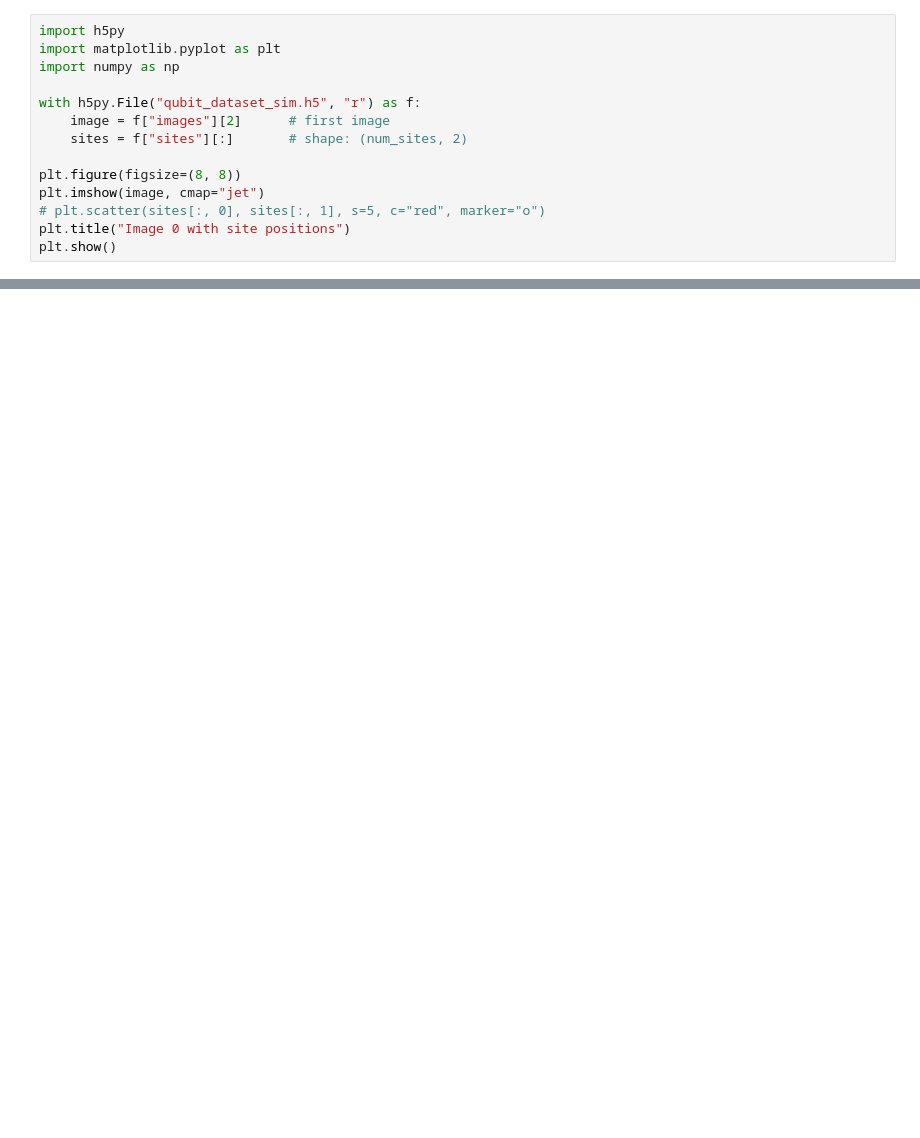
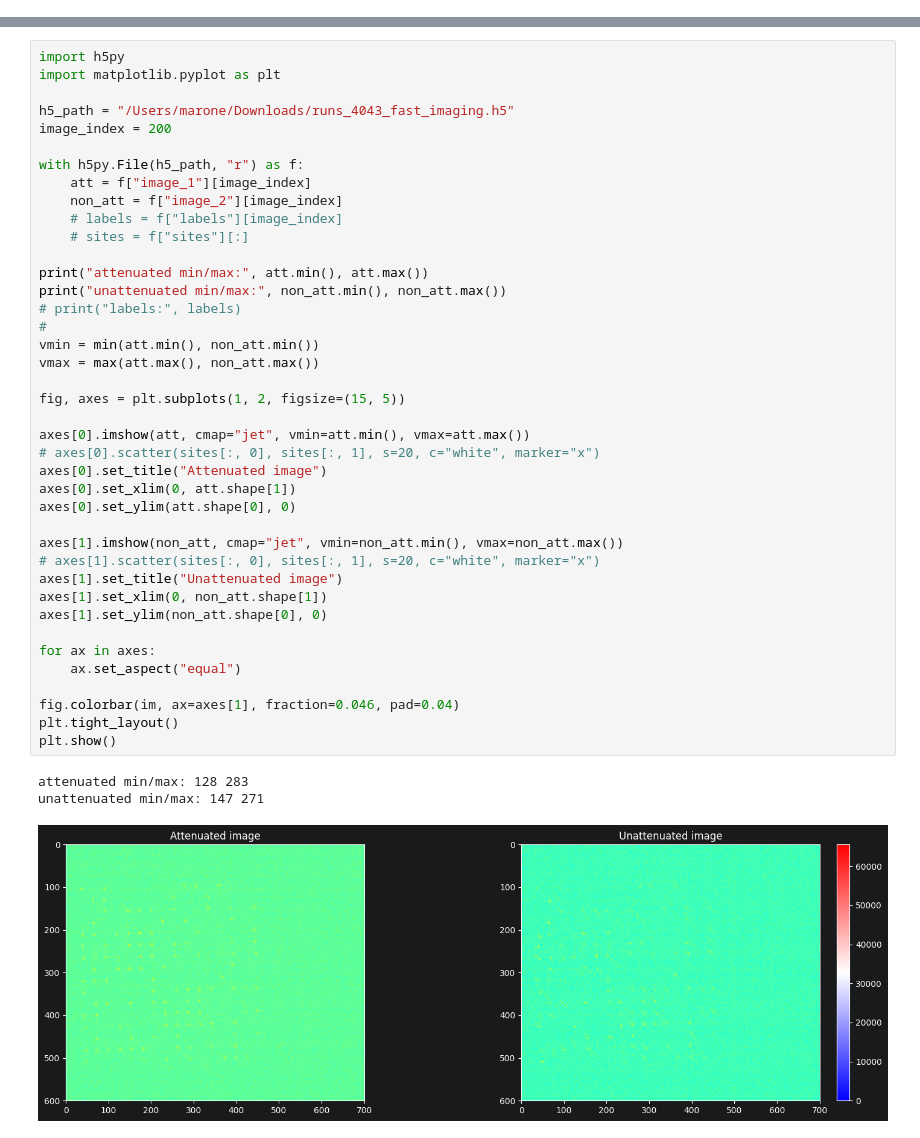
Before and after one commit to postmarone96/NeutralAtomDetection, a Jupyter notebook: test.ipynb, the cells around one changed output, grey strips where cells are left out. Cells and saved outputs as stored; diff of their text form; blank space fills up the shorter version.

```diff
--- a/test.ipynb
+++ b/test.ipynb
@@ -60,14 +0,0 @@ plt.show()
-# %%
-import h5py
-import matplotlib.pyplot as plt
-import numpy as np
-
-with h5py.File("qubit_dataset_sim.h5", "r") as f:
-    image = f["images"][2]      # first image
-    sites = f["sites"][:]       # shape: (num_sites, 2)
-
-plt.figure(figsize=(8, 8))
-plt.imshow(image, cmap="jet")
-# plt.scatter(sites[:, 0], sites[:, 1], s=5, c="red", marker="o")
-plt.title("Image 0 with site positions")
-plt.show()
@@ -404,0 +1,44 @@ Saved model: mf_site_model.pt
+# %%
+import h5py
+import matplotlib.pyplot as plt
+
+h5_path = "/Users/marone/Downloads/runs_4043_fast_imaging.h5"
+image_index = 200
+
+with h5py.File(h5_path, "r") as f:
+    att = f["image_1"][image_index]
+    non_att = f["image_2"][image_index]
+    # labels = f["labels"][image_index]
+    # sites = f["sites"][:]
+
+print("attenuated min/max:", att.min(), att.max())
+print("unattenuated min/max:", non_att.min(), non_att.max())
+# print("labels:", labels)
+#
+vmin = min(att.min(), non_att.min())
+vmax = max(att.max(), non_att.max())
+
+fig, axes = plt.subplots(1, 2, figsize=(15, 5))
+
+axes[0].imshow(att, cmap="jet", vmin=att.min(), vmax=att.max())
+# axes[0].scatter(sites[:, 0], sites[:, 1], s=20, c="white", marker="x")
+axes[0].set_title("Attenuated image")
+axes[0].set_xlim(0, att.shape[1])
+axes[0].set_ylim(att.shape[0], 0)
+
+axes[1].imshow(non_att, cmap="jet", vmin=non_att.min(), vmax=non_att.max())
+# axes[1].scatter(sites[:, 0], sites[:, 1], s=20, c="white", marker="x")
+axes[1].set_title("Unattenuated image")
+axes[1].set_xlim(0, non_att.shape[1])
+axes[1].set_ylim(non_att.shape[0], 0)
+
+for ax in axes:
+    ax.set_aspect("equal")
+
+fig.colorbar(im, ax=axes[1], fraction=0.046, pad=0.04)
+plt.tight_layout()
+plt.show()
+# %% [output]
+attenuated min/max: 128 283
+unattenuated min/max: 147 271
+[figure, added]
```
Also changed, not shown: parts of 7 cells of this notebook, 24 other files.
